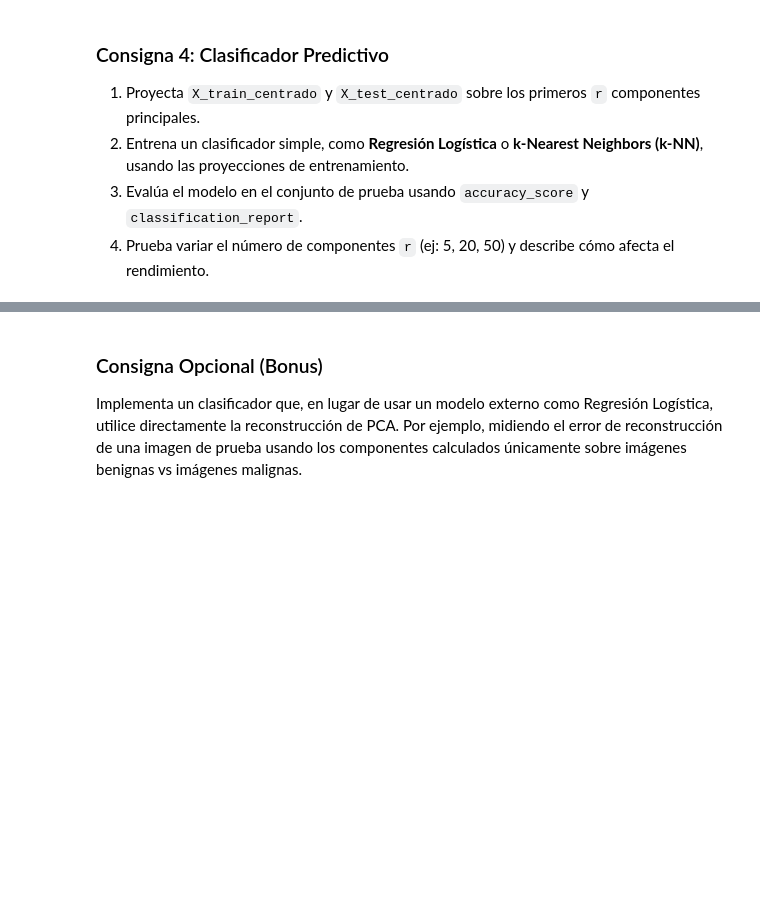
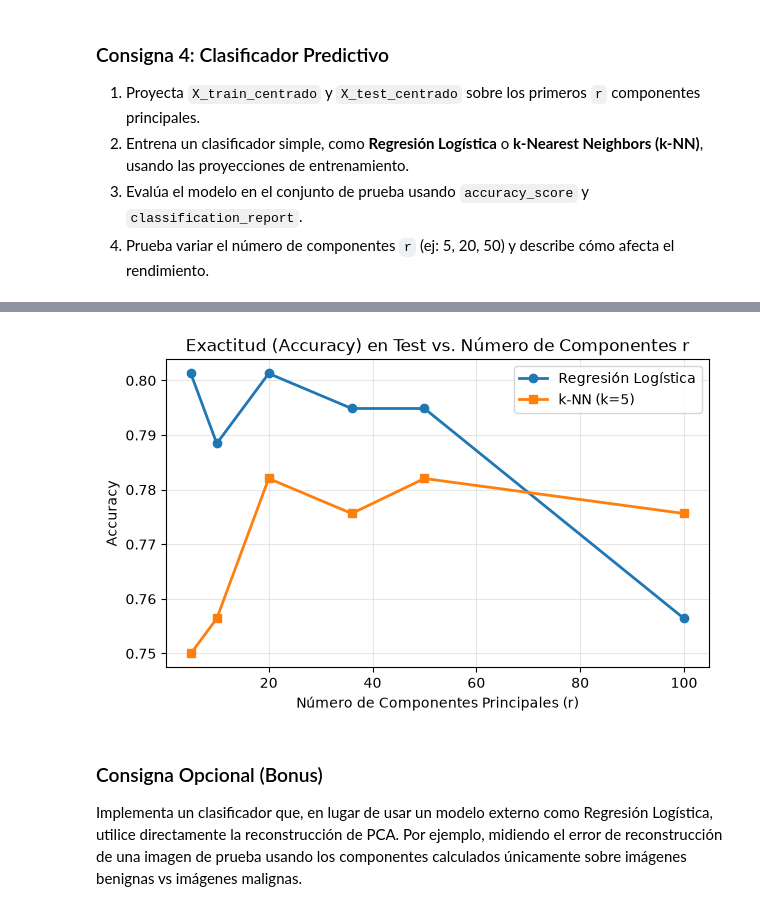
Before and after one commit to saulsil/ML1-2026.2_saulsilva, a Jupyter notebook: TP_3/TP3_Consigna.ipynb, the cells around one changed output, grey strips where cells are left out. Drawn from its saved outputs; the diff is of its cells as text; code cells hidden in the pictures; blank space fills up the shorter version.

Commit message:
feat: add TP3 Jupyter notebook with classification tasks

```diff
--- a/TP_3/TP3_Consigna.ipynb
+++ b/TP_3/TP3_Consigna.ipynb
@@ -75,0 +169,70 @@ from sklearn.metrics import accuracy_score, classification_report
+# %%
+from sklearn.linear_model import LogisticRegression
+from sklearn.neighbors import KNeighborsClassifier
+from sklearn.metrics import accuracy_score, classification_report
+
+# TODO: Escribe tu código de clasificación aquí
+from sklearn.metrics import confusion_matrix
+
+# 1. Proyectar los datos sobre los primeros 'r' componentes (r obtenido en Consigna 3)
+# La matriz de proyección es la transpuesta de las primeras r filas de Vt
+V_r = Vt[:r, :].T  # Dimensión: (784, r)
+
+X_train_proj = X_train_centered @ V_r
+X_test_proj = X_test_centered @ V_r
+
+print(f"Dimensiones reducidas de X_train: {X_train_proj.shape}")
+print(f"Dimensiones reducidas de X_test:  {X_test_proj.shape}")
+
+# 2. Entrenar y evaluar el clasificador principal con el r óptimo (Regresión Logística)
+clf = LogisticRegression(max_iter=1000, random_state=42)
+clf.fit(X_train_proj, y_train)
+
+y_pred = clf.predict(X_test_proj)
+acc = accuracy_score(y_test, y_pred)
+
+print(f"\n================ Rendimiento con r = {r} ================")
+print(f"Accuracy en Test: {acc:.4f} ({acc*100:.2f}%)\n")
+print("Reporte de Clasificación:")
+print(classification_report(y_test, y_pred, target_names=['Benigno (0)', 'Maligno (1)']))
+
+# 3. Variar el número de componentes r (ej: 5, 20, 36, 50, 100) y evaluar impacto
+r_candidates = [5, 10, 20, r, 50, 100]
+accuracies_lr = []
+accuracies_knn = []
+
+for r_val in r_candidates:
+    V_sub = Vt[:r_val, :].T
+    X_tr_p = X_train_centered @ V_sub
+    X_te_p = X_test_centered @ V_sub
+
+    # Regresión Logística
+    model_lr = LogisticRegression(max_iter=1000, random_state=42)
+    model_lr.fit(X_tr_p, y_train)
+    accuracies_lr.append(accuracy_score(y_test, model_lr.predict(X_te_p)))
+
+    # k-NN
+    model_knn = KNeighborsClassifier(n_neighbors=5)
+    model_knn.fit(X_tr_p, y_train)
+    accuracies_knn.append(accuracy_score(y_test, model_knn.predict(X_te_p)))
+
+# Mostrar tabla comparativa
+print("Comparación de Accuracy variando r:")
+print("-" * 45)
+print(f"{'r':<6} | {'Regresión Logística':<20} | {'k-NN (k=5)':<15}")
+print("-" * 45)
+for r_val, acc_l, acc_k in zip(r_candidates, accuracies_lr, accuracies_knn):
+    print(f"{r_val:<6} | {acc_l:<20.4f} | {acc_k:<15.4f}")
+print("-" * 45)
+
+# Gráfico del impacto de r
+plt.figure(figsize=(7, 4))
+plt.plot(r_candidates, accuracies_lr, marker='o', label='Regresión Logística', lw=2)
+plt.plot(r_candidates, accuracies_knn, marker='s', label='k-NN (k=5)', lw=2)
+plt.title("Exactitud (Accuracy) en Test vs. Número de Componentes r")
+plt.xlabel("Número de Componentes Principales (r)")
+plt.ylabel("Accuracy")
+plt.grid(True, alpha=0.3)
+plt.legend()
+plt.show()
+# %% [output]
@@ -76,3 +256,4 @@ from sklearn.metrics import accuracy_score, classification_report
+[figure, added]
 # %% [markdown]
 ### Consigna Opcional (Bonus)
 Implementa un clasificador que, en lugar de usar un modelo externo como Regresión Logística, utilice directamente la reconstrucción de PCA. Por ejemplo, midiendo el error de reconstrucción de una imagen de prueba usando los componentes calculados únicamente sobre imágenes benignas vs imágenes malignas.
```
Also changed, not shown: parts of 10 cells of this notebook.
